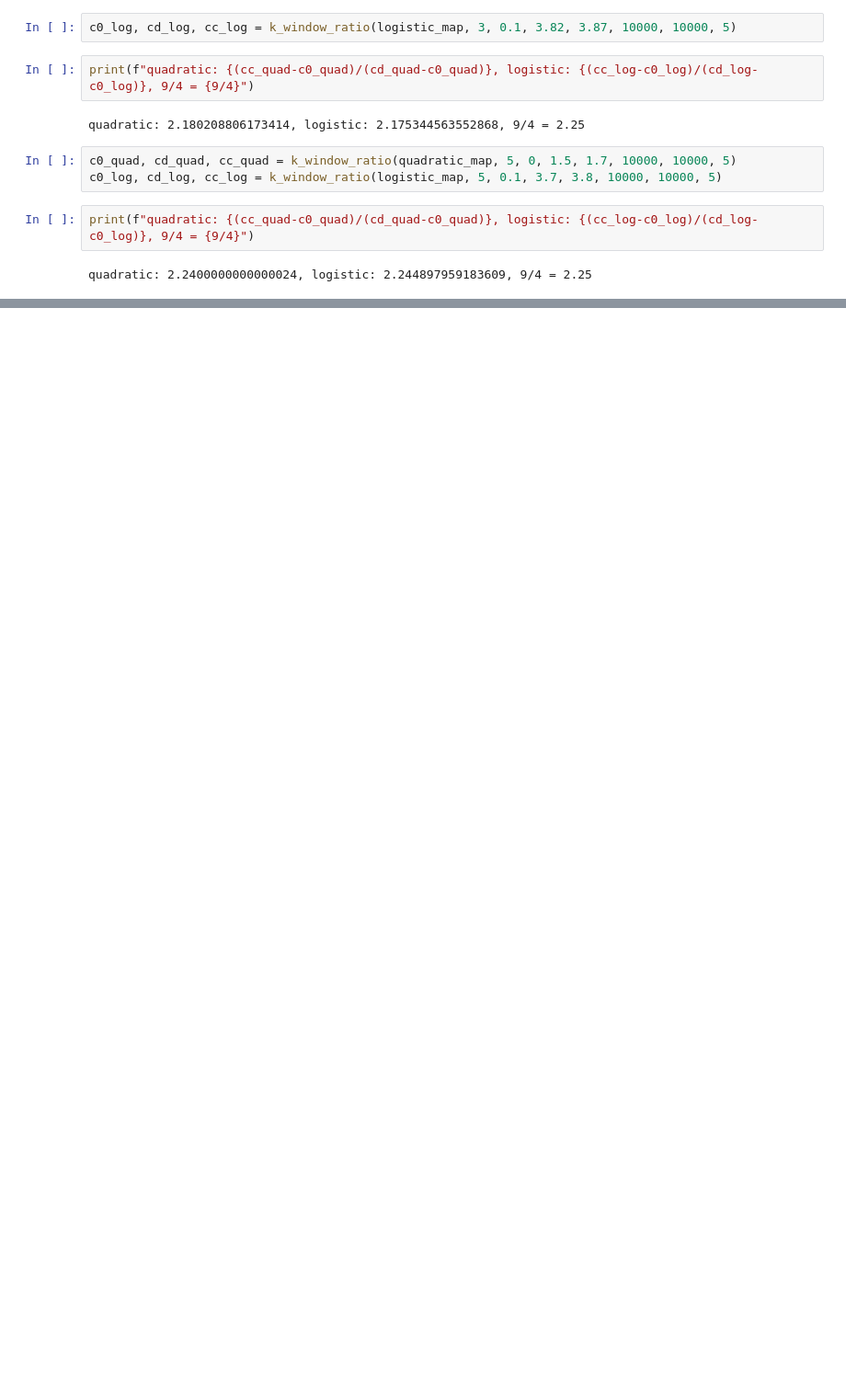
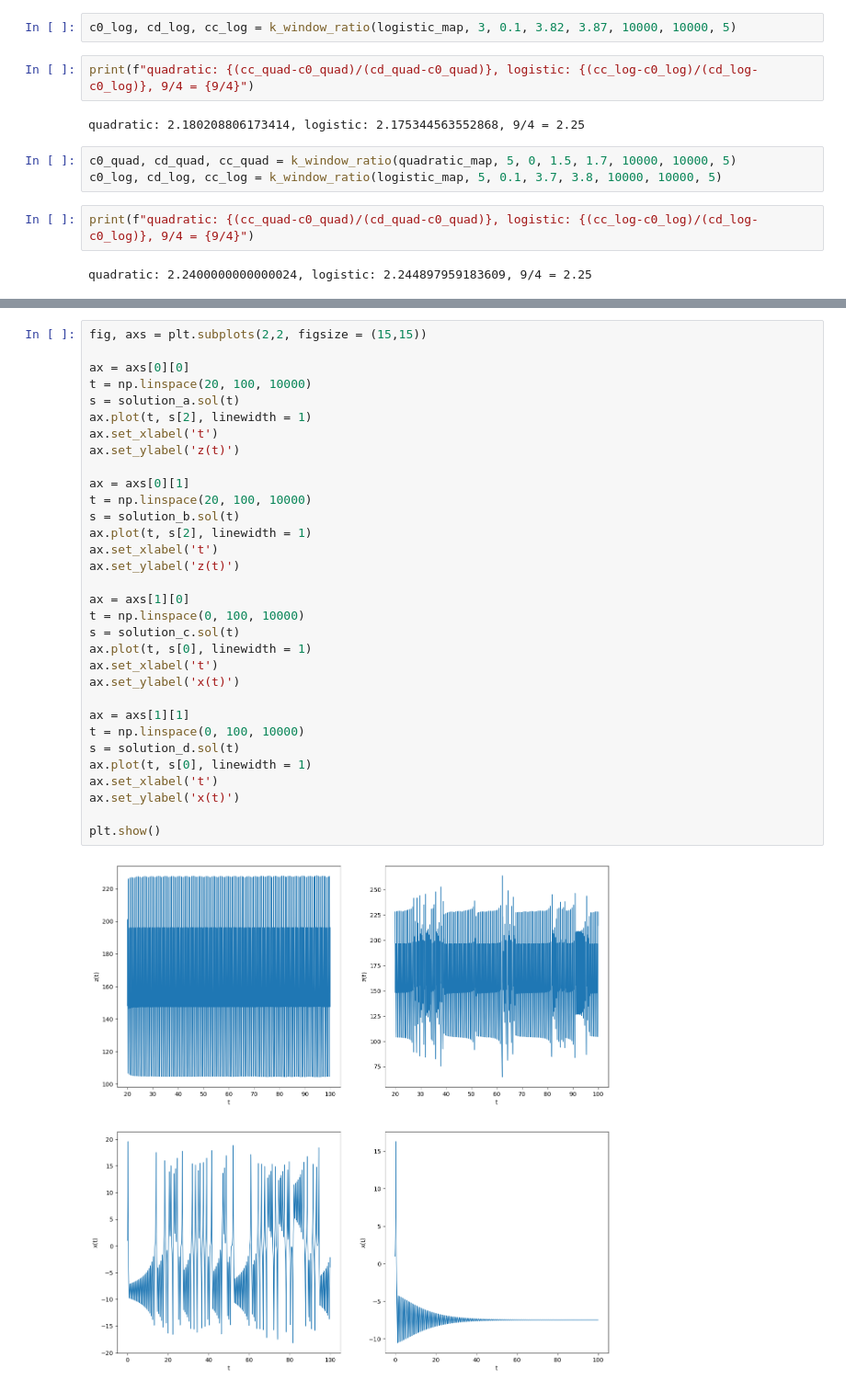
Before and after one commit to othon-ishiyi/Chaotic-Systems, a Jupyter notebook: exame.ipynb, the cells around one changed output, grey strips where cells are left out. Shown at 92% size. Cells and saved outputs as stored; diff of their text form; blank space fills up the shorter version.

```diff
--- a/exame.ipynb
+++ b/exame.ipynb
@@ -342,0 +364,34 @@ quadratic: 2.2400000000000024, logistic: 2.244897959183609, 9/4 = 2.25
+# %%
+fig, axs = plt.subplots(2,2, figsize = (15,15))
+
+ax = axs[0][0]
+t = np.linspace(20, 100, 10000)
+s = solution_a.sol(t)
+ax.plot(t, s[2], linewidth = 1)
+ax.set_xlabel('t')
+ax.set_ylabel('z(t)')
+
+ax = axs[0][1]
+t = np.linspace(20, 100, 10000)
+s = solution_b.sol(t)
+ax.plot(t, s[2], linewidth = 1)
+ax.set_xlabel('t')
+ax.set_ylabel('z(t)')
+
+ax = axs[1][0]
+t = np.linspace(0, 100, 10000)
+s = solution_c.sol(t)
+ax.plot(t, s[0], linewidth = 1)
+ax.set_xlabel('t')
+ax.set_ylabel('x(t)')
+
+ax = axs[1][1]
+t = np.linspace(0, 100, 10000)
+s = solution_d.sol(t)
+ax.plot(t, s[0], linewidth = 1)
+ax.set_xlabel('t')
+ax.set_ylabel('x(t)')
+
+plt.show()
+# %% [output]
+[figure, added]
```
Also changed, not shown: parts of 1 cell of this notebook.
